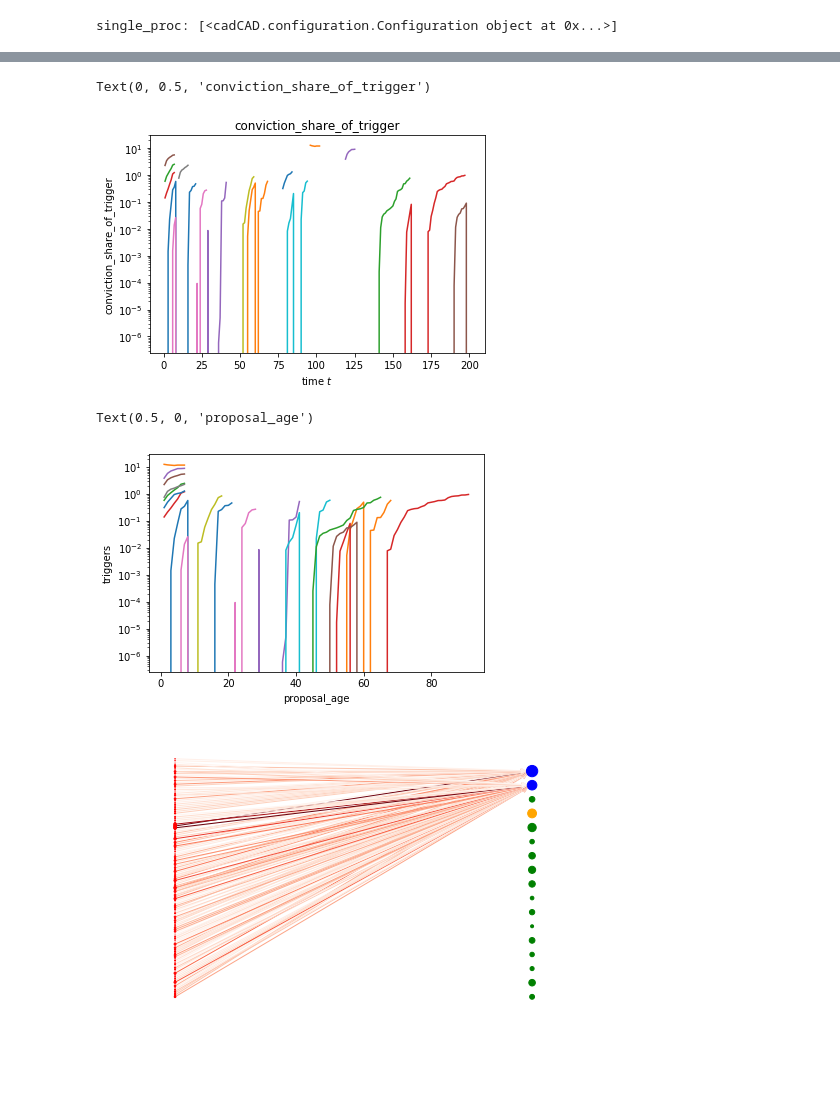
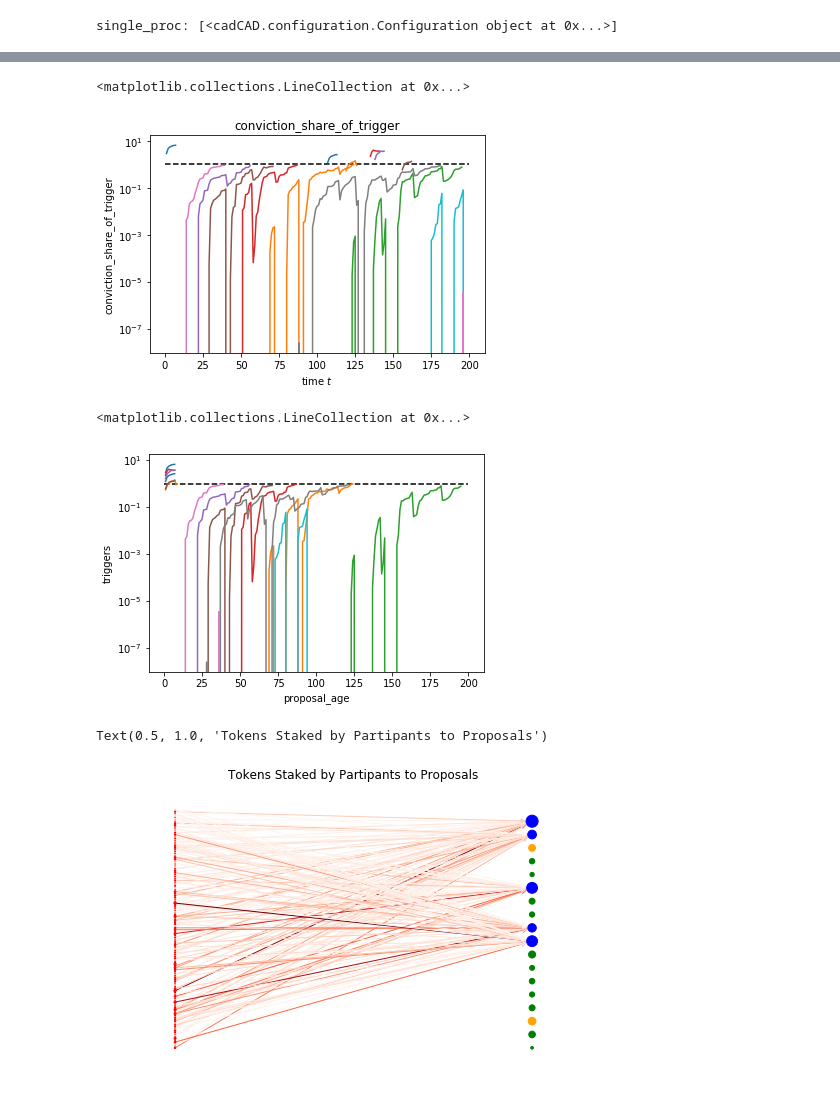
Before and after one commit to BlockScience/conviction, a Jupyter notebook: conviction_cadCAD.ipynb, the cells around one changed output, grey strips where cells are left out. Saved outputs shown, nothing was run; the diff lists cells and outputs as text; code cells hidden in the pictures; blank space fills up the shorter version.

Commit message:
more plots!
<3

```diff
--- a/conviction_cadCAD.ipynb
+++ b/conviction_cadCAD.ipynb
@@ -523,6 +523,9 @@ def participants_decisions(params, step, sL, s):
         for j in candidates:
             affinity = network.edges[(i, j)]['affinity']
             cutoff = sensitivity*np.max([network.edges[(i,p)]['affinity'] for p in candidates])
+            if cutoff <.5:
+                cutoff = .5
+
             if affinity > cutoff:
                 support.append(j)
 
@@ -824,16 +827,18 @@ plt.semilogy(rdf.timestep,make2D('conviction_share_of_trigger_all', rdf))
 plt.title('conviction_share_of_trigger')
 plt.xlabel('time $t$')
 plt.ylabel('conviction_share_of_trigger')
+plt.hlines(1,0,T, linestyle='--')
 # %% [output]
-Text(0, 0.5, 'conviction_share_of_trigger')
+<matplotlib.collections.LineCollection at 0x...>
-[figure, old version]
+[figure, new version]
 # %%
 plt.semilogy(make2D('age_all', rdf), make2D('conviction_share_of_trigger_all', rdf))
 plt.ylabel('triggers')
 plt.xlabel('proposal_age')
+plt.hlines(1,0,T, linestyle='--')
 # %% [output]
-Text(0.5, 0, 'proposal_age')
+<matplotlib.collections.LineCollection at 0x...>
-[figure, old version]
+[figure, new version]
 # %%
 pos = {}
 for ind in range(N):
@@ -893,5 +898,7 @@ for ind in range(iE):
     included_edge_color[ind] = scalarMap.to_rgba(tokens)
 # %%
 nx.draw(last_net, pos=pos, node_size = node_size, node_color = node_color, edge_color = included_edge_color, edgelist=included_edges)
+plt.title('Tokens Staked by Partipants to Proposals')
 # %% [output]
+Text(0.5, 1.0, 'Tokens Staked by Partipants to Proposals')
-[figure, old version]
+[figure, new version]
```
Also changed, not shown: parts of 24 cells of this notebook.
